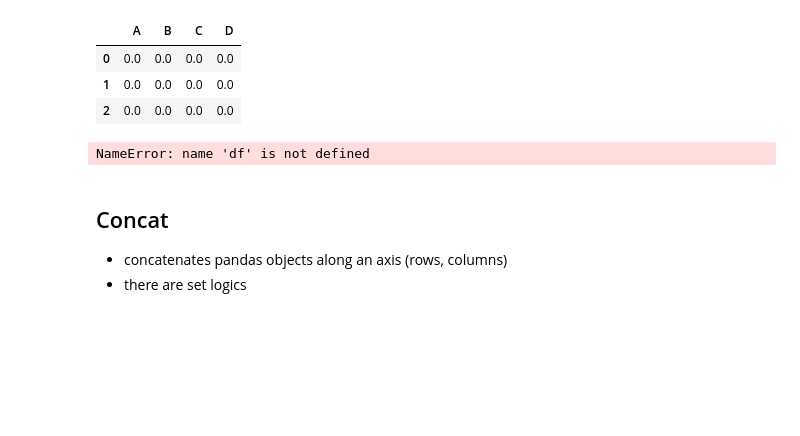
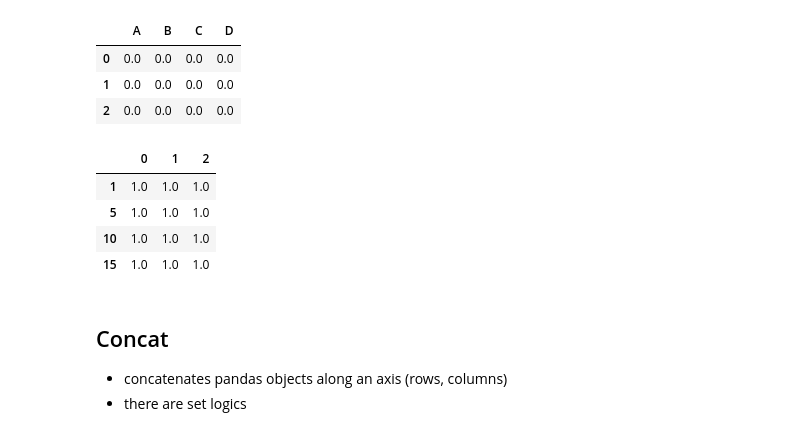
Before and after one commit to eliaselhaddad/Databehandling-Elias-El-Haddad, a Jupyter notebook: Code-alongs/L04_Merging.ipynb, the cells around one changed output. Drawn from its saved outputs; the diff is of its cells as text; code cells hidden in the pictures; blank space fills up the shorter version.

```diff
--- a/Code-alongs/L04_Merging.ipynb
+++ b/Code-alongs/L04_Merging.ipynb
@@ -40,9 +40,13 @@ df2
 | 2 | 0.0 | 0.0 | 0.0 | 0.0 |
 # %%
 df3 = pd.DataFrame(np.ones((4,3)), index = [1,5,10,15])
-df
+df3
 # %% [output]
-NameError: name 'df' is not defined
+|  | 0 | 1 | 2 |
+| 1 | 1.0 | 1.0 | 1.0 |
+| 5 | 1.0 | 1.0 | 1.0 |
+| 10 | 1.0 | 1.0 | 1.0 |
+| 15 | 1.0 | 1.0 | 1.0 |
 # %% [markdown]
 ## Concat
 
```
